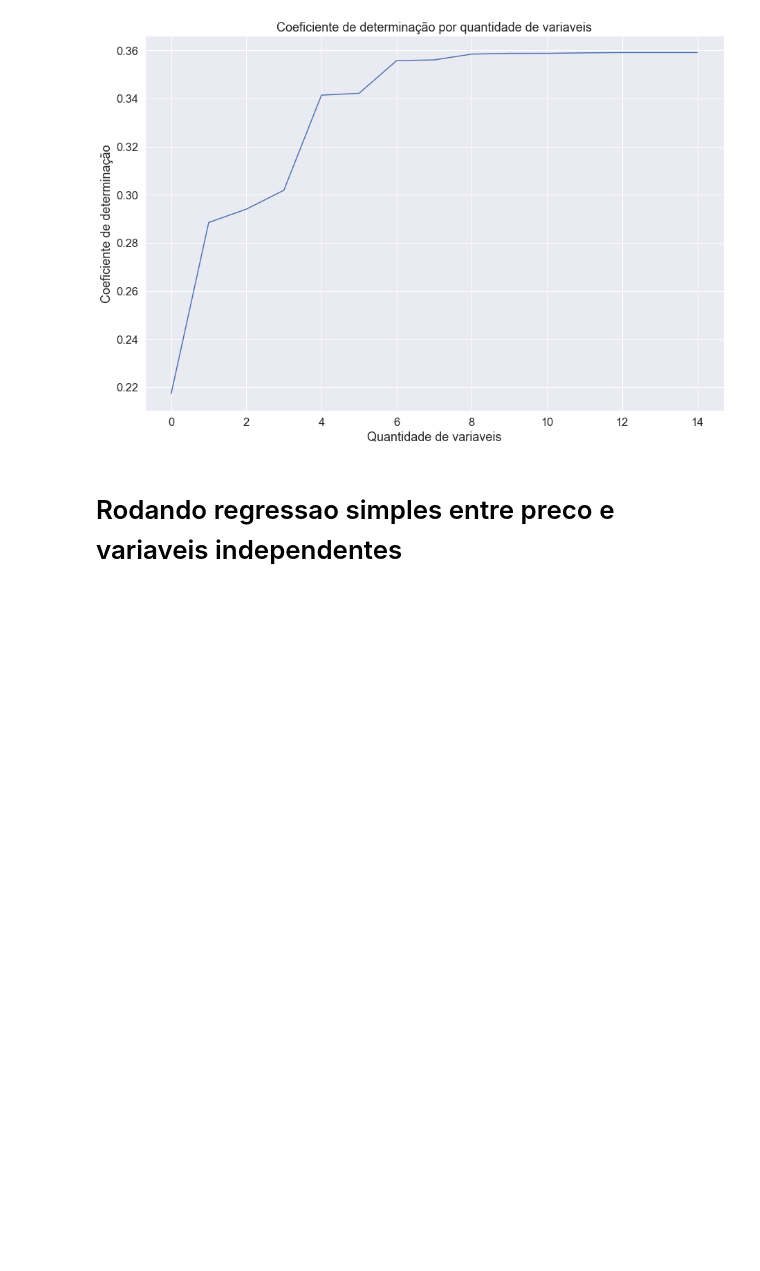
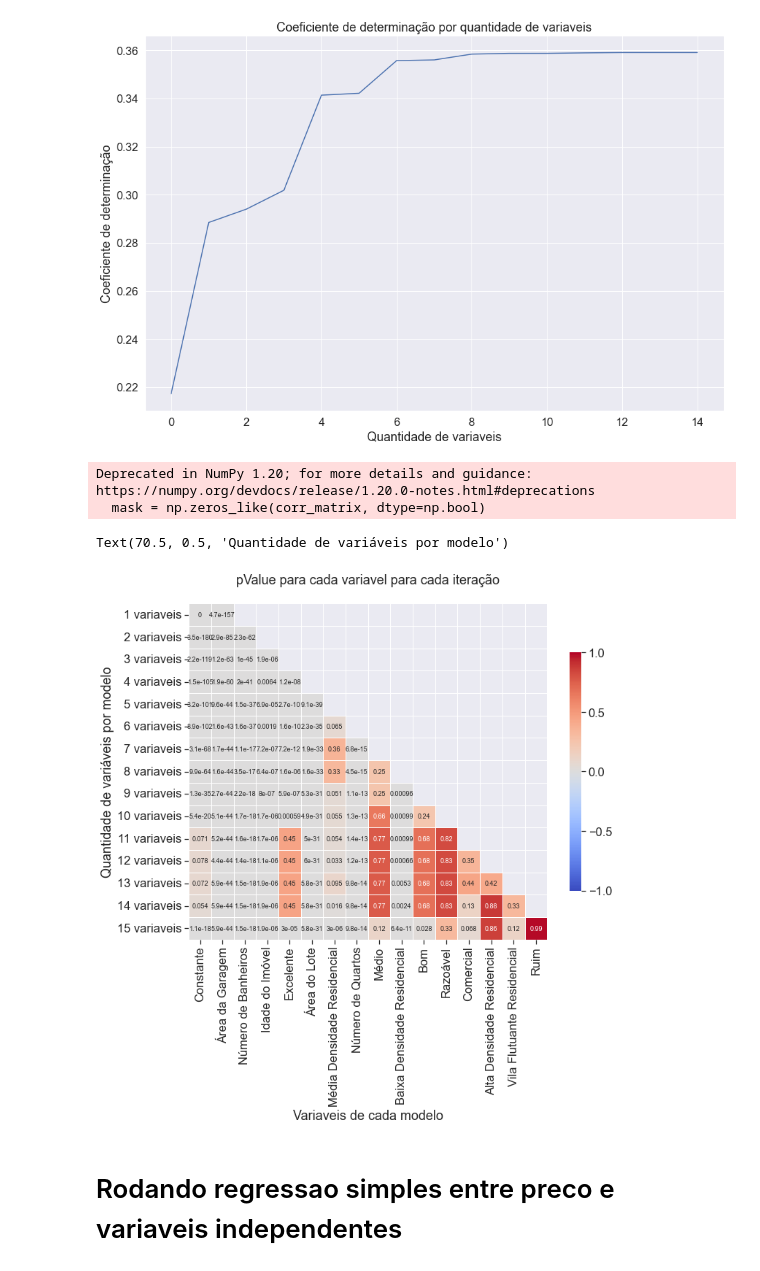
Before and after one commit to fabioheiji/mqaa, a Jupyter notebook: Regressao_Linear_Multipla.ipynb, the cells around one changed output. Drawn from its saved outputs; the diff is of its cells as text; code cells hidden in the pictures; blank space fills up the shorter version.

Commit message:
analise pvalue

```diff
--- a/Regressao_Linear_Multipla.ipynb
+++ b/Regressao_Linear_Multipla.ipynb
@@ -177,7 +177,7 @@ ordem_corr_var_ind
 variaveis_da_equacao = []
 RSS_total = []
 coef_determinacao_total = []
-
+p_value_total = []
 
 for variavel in range(ordem_corr_var_ind.shape[0]):
     # nome da variavel que estou add no modelo
@@ -210,6 +210,10 @@ for variavel in range(ordem_corr_var_ind.shape[0]):
     X2 = sm.add_constant(X)
     est = sm.OLS(y, X2)
     est2 = est.fit()
+
+    # registro os pvalues
+    p_value_total.append(list((pd.DataFrame(est2.pvalues))[0]))
+
     print(est2.summary())
 # %% [output]
                             OLS Regression Results
@@ -245,6 +249,44 @@ plt.title("Coeficiente de determinação por quantidade de variaveis")
 # %% [output]
 Text(0.5, 1.0, 'Coeficiente de determinação por quantidade de variaveis')
 [figure]
+# %%
+# Organizo um dataframe com os valores p value
+linhas = [str(x + 1) + " variaveis" for x in range(ordem_corr_var_ind.shape[0])]
+colunas = ordem_corr_var_ind.index.insert(0,"Constante")
+avaliacao_pvalue = pd.DataFrame(p_value_total, columns=colunas, index=linhas)
+
+
+# Matriz de correlação com números
+corr_matrix = avaliacao_pvalue
+mask = np.zeros_like(corr_matrix, dtype=np.bool)
+# mask[np.triu_indices_from(mask)]= True
+f, ax = plt.subplots(figsize=(11, 15))
+
+heatmap = sns.heatmap(corr_matrix,
+                      mask = mask,
+                      square = True,
+                      linewidths = .5,
+                      cmap = 'coolwarm',
+                      cbar_kws = {'shrink': .4,
+                                'ticks' : [-1, -.5, 0, 0.5, 1]},
+                      vmin = -1,
+                      vmax = 1,
+                      annot = True,
+                      annot_kws = {'size': 9})
+
+#add the column names as labels
+ax.set_yticklabels(corr_matrix.index)
+ax.set_xticklabels(corr_matrix.columns)
+
+sns.set_style({'xtick.bottom': True}, {'ytick.left': True})
+plt.title('pValue para cada variavel para cada iteração\n')
+plt.xlabel('Variaveis de cada modelo')
+plt.ylabel('Quantidade de variáveis por modelo')
+# %% [output]
+Deprecated in NumPy 1.20; for more details and guidance: https://numpy.org/devdocs/release/1.20.0-notes.html#deprecations
+  mask = np.zeros_like(corr_matrix, dtype=np.bool)
+Text(70.5, 0.5, 'Quantidade de variáveis por modelo')
+[figure, added]
 # %% [markdown]
 # Rodando regressao simples entre preco e variaveis independentes
 # %%
```
Also changed, not shown: parts of 4 cells of this notebook.
